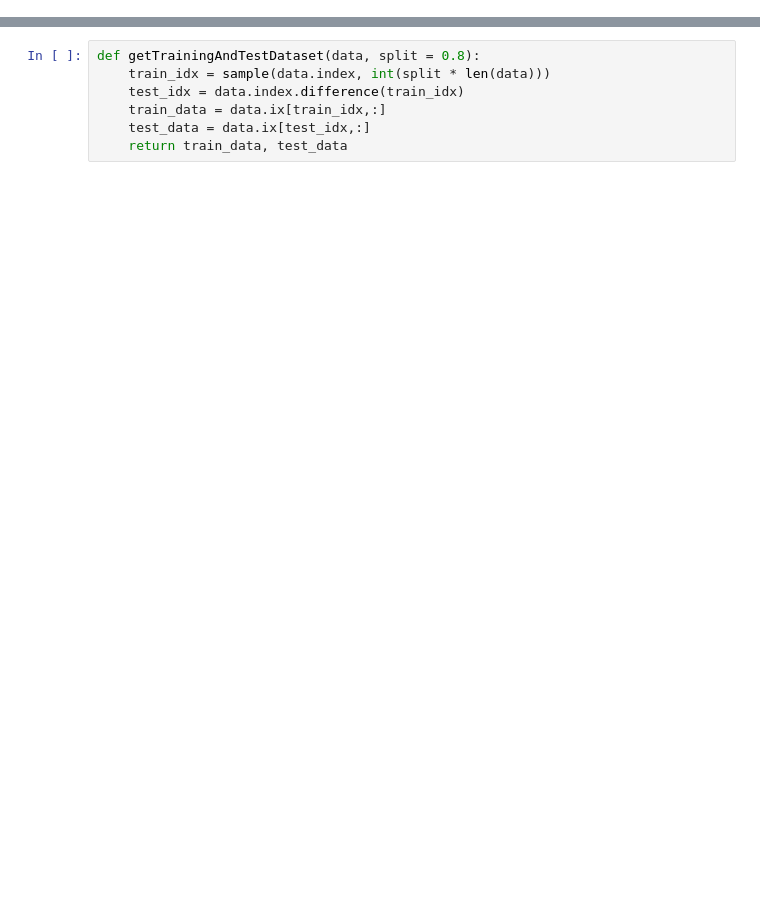
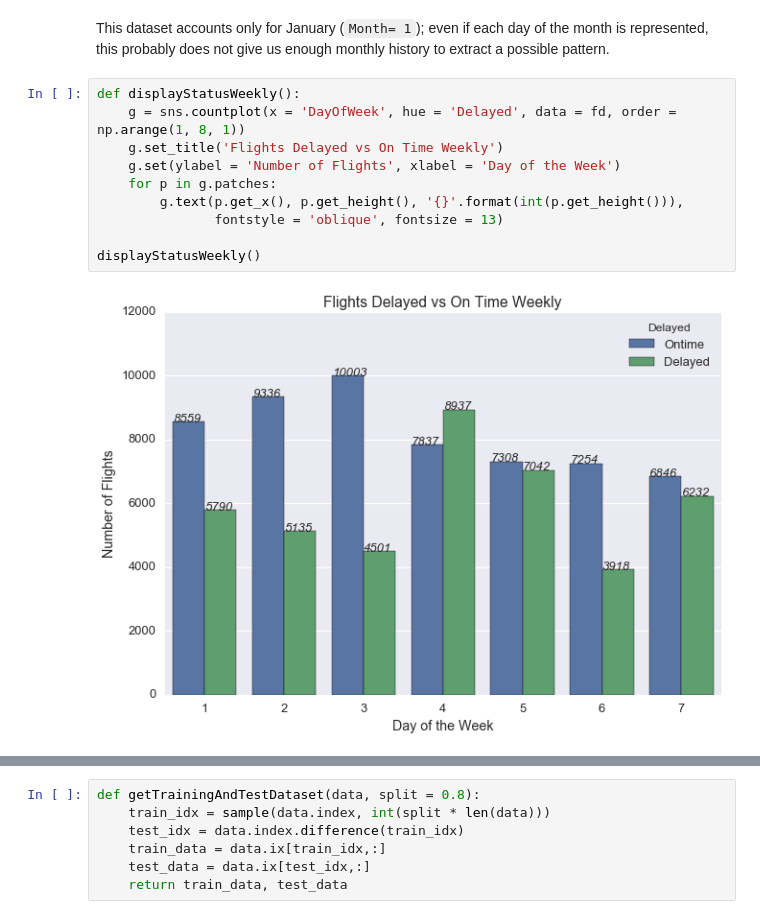
Before and after one commit to UrielTallon/Analytics, a Jupyter notebook: LogisticRegression.ipynb, the cells around one changed output, grey strips where cells are left out. Cells and saved outputs as stored; diff of their text form; blank space fills up the shorter version.

```diff
--- a/LogisticRegression.ipynb
+++ b/LogisticRegression.ipynb
@@ -145,0 +191,14 @@ def dataProcess():
+# %% [markdown]
+This dataset accounts only for January (`Month= 1`); even if each day of the month is represented, this probably does not give us enough monthly history to extract a possible pattern.
+# %%
+def displayStatusWeekly():
+    g = sns.countplot(x = 'DayOfWeek', hue = 'Delayed', data = fd, order = np.arange(1, 8, 1))
+    g.set_title('Flights Delayed vs On Time Weekly')
+    g.set(ylabel = 'Number of Flights', xlabel = 'Day of the Week')
+    for p in g.patches:
+        g.text(p.get_x(), p.get_height(), '{}'.format(int(p.get_height())),
+               fontstyle = 'oblique', fontsize = 13)
+
+displayStatusWeekly()
+# %% [output]
+[figure, added]
```
Also changed, not shown: parts of 70 cells of this notebook, 1 other file.
